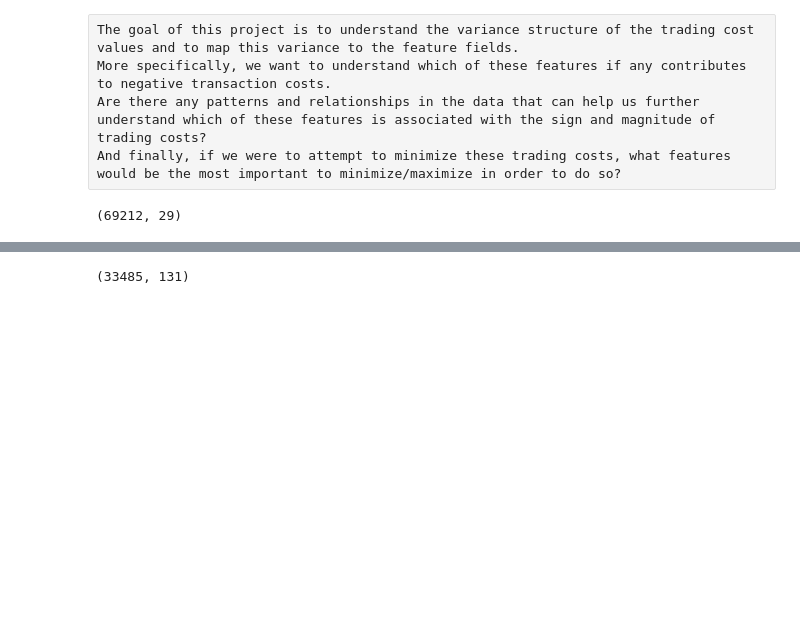
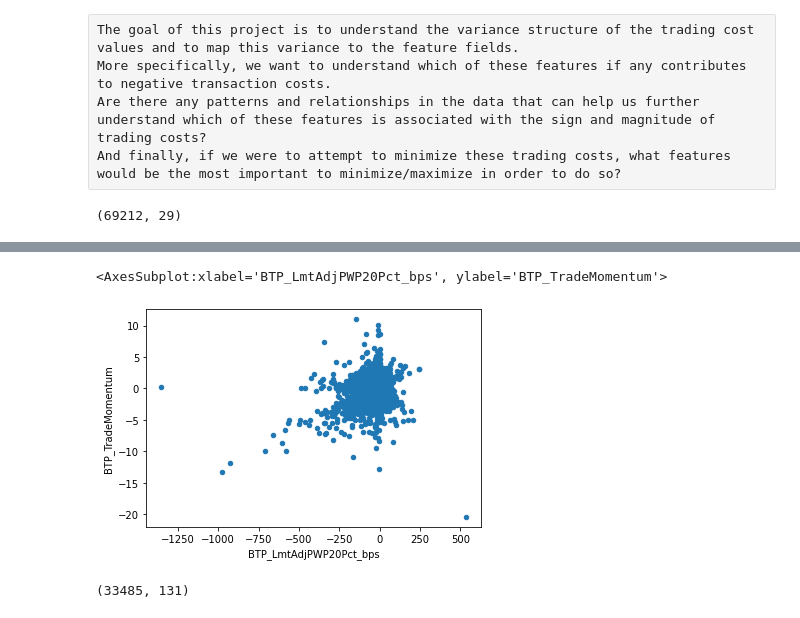
Before and after one commit to keshavs0305/franklin_route_anaysis, a Jupyter notebook: neural_network.ipynb, the cells around one changed output, grey strips where cells are left out. Saved outputs shown, nothing was run; the diff lists cells and outputs as text; code cells hidden in the pictures; blank space fills up the shorter version.

```diff
--- a/neural_network.ipynb
+++ b/neural_network.ipynb
@@ -29,3 +62,8 @@ data.shape
+# %%
+data.plot('BTP_LmtAdjPWP20Pct_bps','BTP_TradeMomentum',kind='scatter')
+# %% [output]
+<AxesSubplot:xlabel='BTP_LmtAdjPWP20Pct_bps', ylabel='BTP_TradeMomentum'>
+[figure, added]
 # %%
 data.dropna(inplace=True)
 data.drop(['BTP_PlacementID'],axis=1,inplace=True)
```
Also changed, not shown: parts of 5 cells of this notebook.
